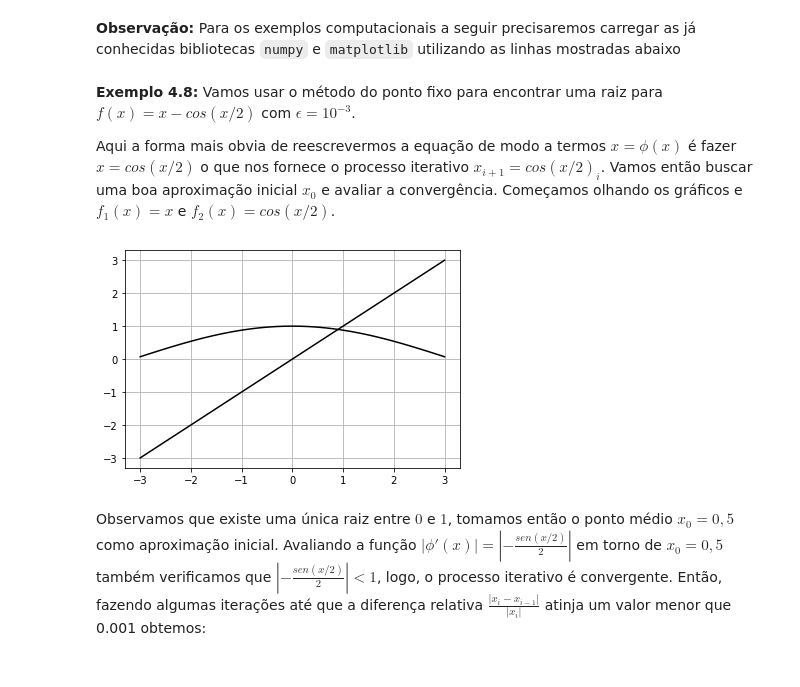
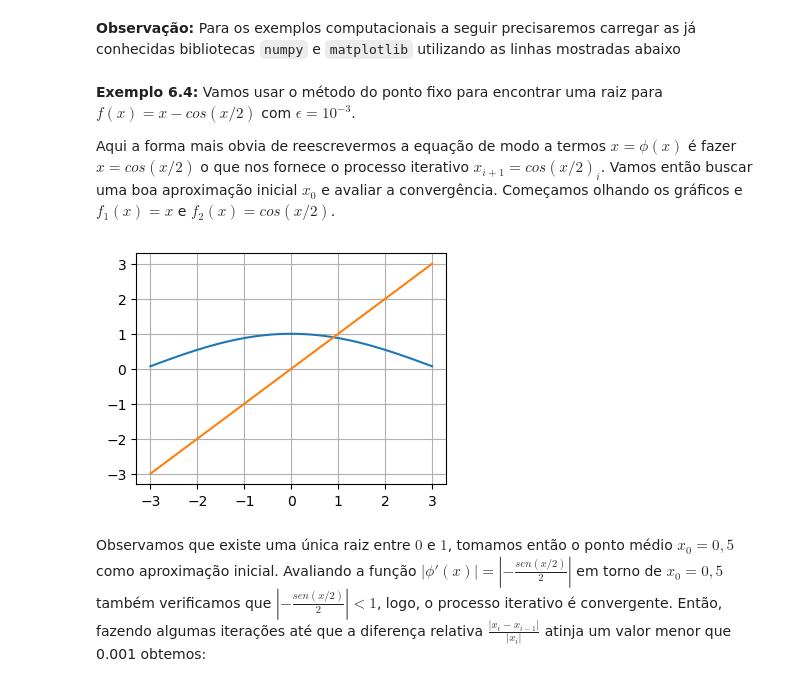
Before and after one commit to tiagoburiol/MatComp_I, a Jupyter notebook: 06_metodos_da_falsa_posicao_e_do_ponto_fixo/06_metodos_da_falsa_posição_e_do_ponto_fixo.ipynb, the cells around one changed output. Cells and saved outputs as stored; diff of their text form; code cells hidden in the pictures.

```diff
--- a/06_metodos_da_falsa_posicao_e_do_ponto_fixo/06_metodos_da_falsa_posição_e_do_ponto_fixo.ipynb
+++ b/06_metodos_da_falsa_posicao_e_do_ponto_fixo/06_metodos_da_falsa_posição_e_do_ponto_fixo.ipynb
@@ -126,19 +123,18 @@ import matplotlib.pyplot as plt
 # %% [markdown]
-**Exemplo 4.8:** Vamos usar o método do ponto fixo para encontrar uma raiz para $f(x)=x-cos(x/2)$ com $\epsilon = 10^{-3}$.
+**Exemplo 6.4:** Vamos usar o método do ponto fixo para encontrar uma raiz para $f(x)=x-cos(x/2)$ com $\epsilon = 10^{-3}$.
 
 Aqui a forma mais obvia de reescrevermos a equação de modo a termos $x = \phi (x)$ é fazer $x=cos(x/2)$ o que nos fornece o processo iterativo $x_{i+1}=cos(x/2)_i$. Vamos então buscar uma boa aproximação inicial $x_0$ e avaliar a convergência. Começamos olhando os gráficos e $f_1(x)=x$ e $f_ 2(x)=cos(x/2)$.
 # %%
 import numpy as np
 import matplotlib.pyplot as plt
 f1 = lambda x: np.cos(x/2)
 f2 = lambda x: x
 X = np.linspace(-3, 3)
-plt.plot(X, f1(X),X, f2(X),
-        color = "black")
+plt.plot(X, f1(X),X, f2(X))
 plt.grid()
 plt.show()
 # %% [output]
-[figure, old version]
+[figure, new version]
 # %% [markdown]
 Observamos que existe uma única raiz entre $0$ e $1$, tomamos então o ponto médio $x_0=0,5$ como aproximação inicial. Avaliando a função $|\phi'(x)|= |-\frac{sen(x/2)}{2}|$ em torno de $x_0=0,5$ também verificamos que $|-\frac{sen(x/2)}{2}|<1$, logo, o processo iterativo é convergente. Então, fazendo algumas iterações até que a diferença relativa $\frac{|x_i - x_{i-1}|}{|x_i|}$ atinja um valor menor que 0.001 obtemos:
 # %% [markdown]
```
Also changed, not shown: parts of 8 cells of this notebook.
